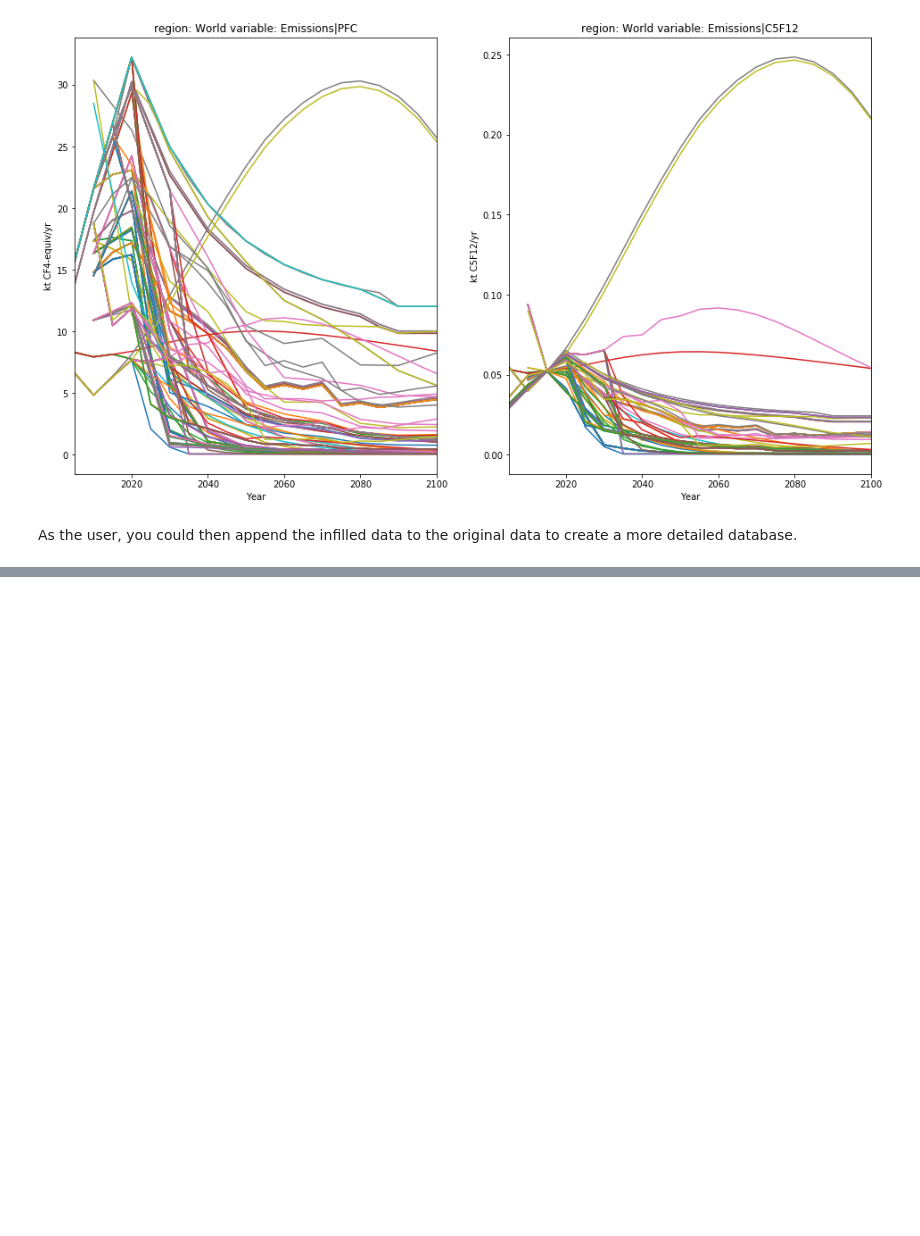
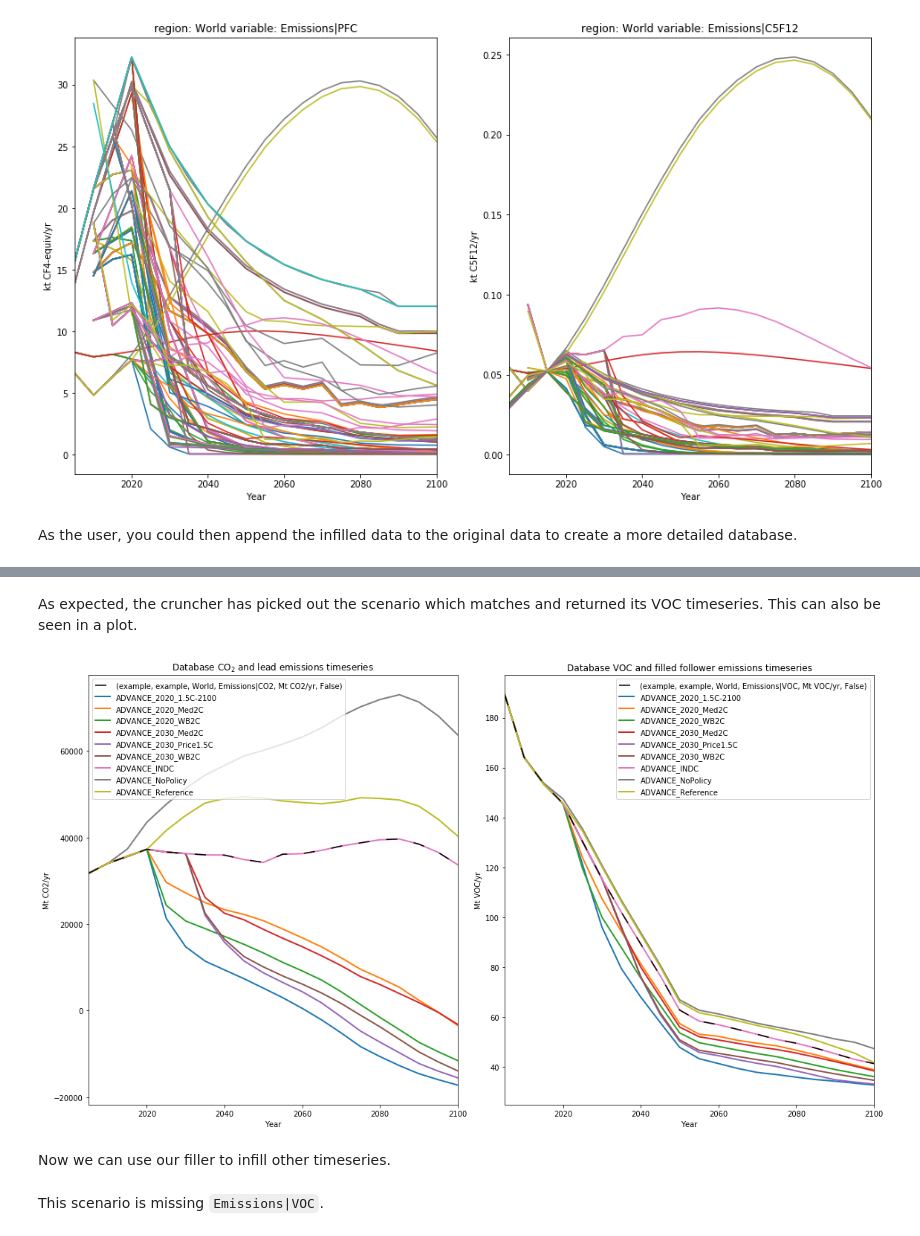
Before and after one commit to GranthamImperial/silicone, a Jupyter notebook: notebooks/infilling.ipynb, the cells around one changed output, grey strips where cells are left out. Saved outputs shown, nothing was run; the diff lists cells and outputs as text; code cells hidden in the pictures; blank space fills up the shorter version.

Commit message:
Write notebook and other tweaks

```diff
--- a/notebooks/infilling.ipynb
+++ b/notebooks/infilling.ipynb
@@ -220,0 +252,6 @@ sr15_data_plus.filter(variable=["*PFC", "*C5F12"]).timeseries().head()
+# %%
+cruncher = silicone.database_crunchers.DatabaseCruncherRMSClosest(sr15_data_closest_rms)
+# %%
+filler = cruncher.derive_relationship("Emissions|VOC", ["Emissions|CO2"])
+print(filler.__doc__)
+# filler?
@@ -220,0 +278,11 @@ sr15_data_plus.filter(variable=["*PFC", "*C5F12"]).timeseries().head()
+# %%
+example_model_scen = {
+    "model": "WITCH-GLOBIOM 4.2",
+    "scenario": "ADVANCE_INDC",
+}
+example_input = sr15_data_closest_rms.filter(**example_model_scen).data
+example_input["model"] = "example"
+example_input["scenario"] = "example"
+example_input = pyam.IamDataFrame(example_input)
+# %%
+example_input_filled = filler(example_input)
@@ -220,0 +301,22 @@ sr15_data_plus.filter(variable=["*PFC", "*C5F12"]).timeseries().head()
+# %% [markdown]
+As expected, the cruncher has picked out the scenario which matches and returned its VOC timeseries. This can also be seen in a plot.
+# %%
+pkwargs = {"color": "scenario", "linewidth": 2}
+
+fig = plt.figure(figsize=(16, 9))
+ax = fig.add_subplot(121)
+sr15_data_closest_rms.filter(variable="*CO2").line_plot(ax=ax, **pkwargs)
+# sr15_data_closest_rms.filter(variable="*CO2", **example_model_scen).line_plot(ax=ax, color="black")
+example_input.filter(variable="*CO2").line_plot(ax=ax, color="black", linestyle="--", dashes=(10, 15))
+ax.set_title("Database CO$_2$ and lead emissions timeseries")
+
+ax = fig.add_subplot(122)
+sr15_data_closest_rms.filter(variable="*VOC").line_plot(ax=ax, **pkwargs)
+example_input_filled.filter(variable="*VOC").line_plot(ax=ax, color="black", linestyle="--", dashes=(10, 15))
+ax.set_title("Database VOC and filled follower emissions timeseries")
+
+plt.tight_layout()
+# %% [output]
+[figure, added]
+# %% [markdown]
+Now we can use our filler to infill other timeseries.
@@ -220,0 +325,2 @@ sr15_data_plus.filter(variable=["*PFC", "*C5F12"]).timeseries().head()
+# %% [markdown]
+This scenario is missing `Emissions|VOC`.
```
Also changed, not shown: parts of 17 cells of this notebook, 4 other files.
